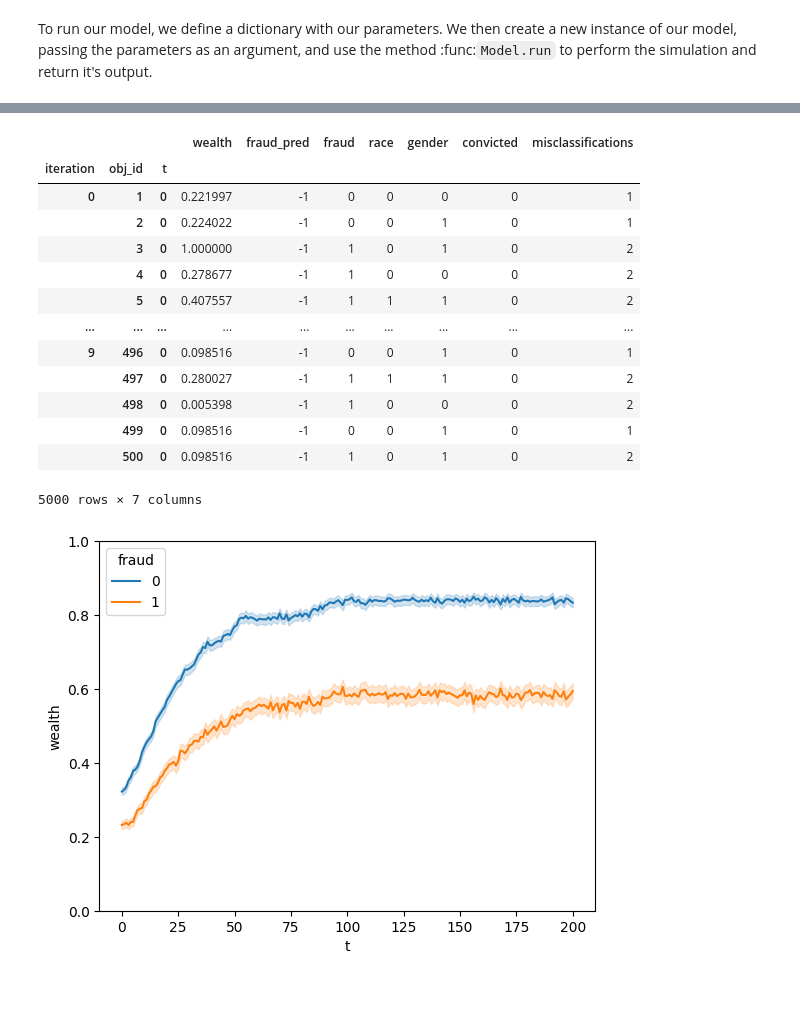
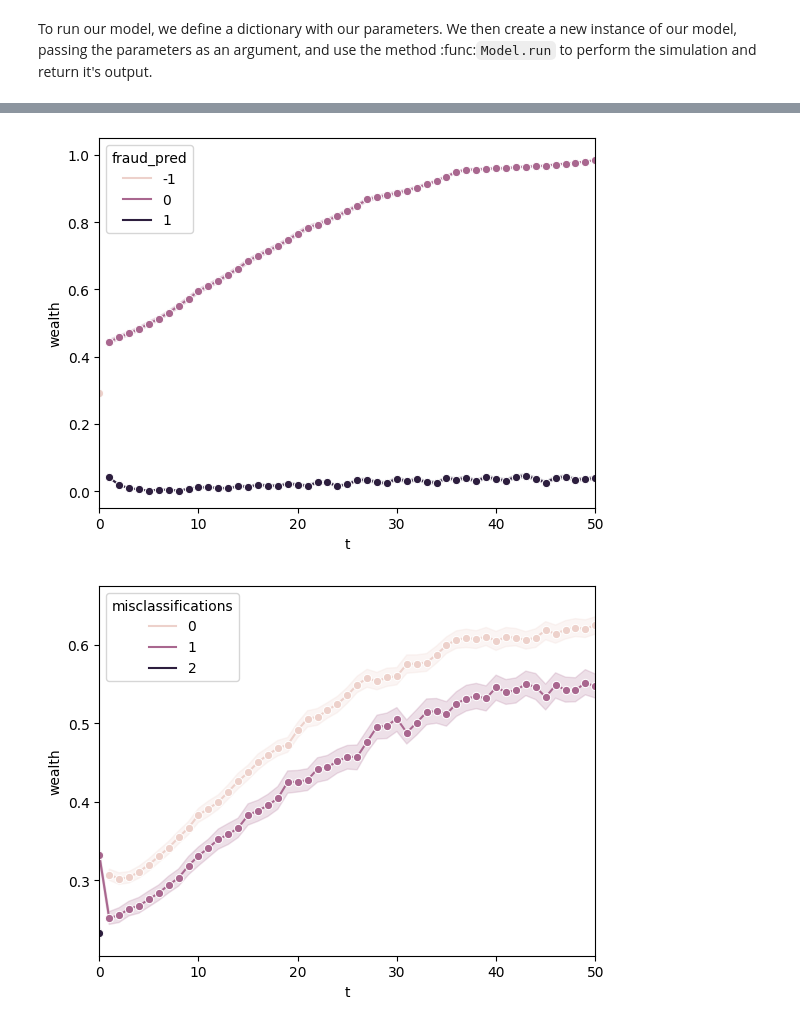
Before and after one commit to Le-Ty/abm_dm_impact, a Jupyter notebook: basic/notebooks/expi_fraud_clf.ipynb, the cells around one changed output, grey strips where cells are left out. Saved outputs shown, nothing was run; the diff lists cells and outputs as text; code cells hidden in the pictures; blank space fills up the shorter version.

Commit message:
misclas distr - fraud expi

```diff
--- a/basic/notebooks/expi_fraud_clf.ipynb
+++ b/basic/notebooks/expi_fraud_clf.ipynb
@@ -84,11 +84,3 @@ as described in :ref:`overview_simulation`.
 To run our model, we define a dictionary with our parameters.
 We then create a new instance of our model, passing the parameters as an argument,
 and use the method :func:`Model.run` to perform the simulation and return it's output.
-# %%
-
-X, y = generate_init(train_clf = True, n = 10000)
-
-X = pd.DataFrame(X)
-y = pd.DataFrame(y)
-y=y.rename(columns = {0:'y'})
-df = pd.concat([X,y], axis =1)
@@ -127,7 +88,7 @@ array([1, 0, 0, ..., 0, 0, 0])
 parameters = {
     'my_parameter':42,
     'agents':500,
-    'steps':200,
+    'steps':100,
     'wealth_appeal_corr': 0, # >0 more wealth higher appeal chance
     'acc': 0.8, # accuracy of fraud prdediction
     'appeal_wealth': ap.IntRange(0.25,0.3), # minimal wealth needed for appeal (could also become a param for distr. eventually)
@@ -138,7 +99,7 @@ parameters = {
 }
 sample = ap.Sample(parameters, n=1)
 model_baseline = VirusModel_baseline(parameters)
-exp = ap.Experiment(VirusModel_baseline, sample, iterations =10, record = True)
+exp = ap.Experiment(VirusModel_baseline, sample, iterations =20, record = True)
 results_baseline = exp.run()
 
 with open("data/expis/fraud_1.pkl", "wb") as f:
@@ -151,38 +139,29 @@ Scheduled runs: 10
 # %%
-def viz(data, x, y,hue):
+def viz(data, x, y, hue):
     fig, ax = plt.subplots()
 
     sns.lineplot(ax = ax,
                  data = data,
                  x = x,
                  y = y,
-                 hue = hue)
-    plt.ylim([0,1])
+                 hue = hue,
+                 marker = 'o')
+
+    # plt.ylim(0,0.2)
+    plt.xlim(0,50)
+
     plt.show()
-# %%
-df_baseline['misclassifications'] = (df_baseline['fraud'] - df_baseline['fraud_pred'])
-df_baseline[df_baseline['fraud_pred'] ==-1]
-# %% [output]
-|  |  |  | wealth | fraud_pred | fraud | race | gender | convicted | misclassifications |
-| iteration | obj_id | t |  |  |  |  |  |  |  |
-| 0 | 1 | 0 | 0.221997 | -1 | 0 | 0 | 0 | 0 | 1 |
-|  | 2 | 0 | 0.224022 | -1 | 0 | 0 | 1 | 0 | 1 |
-|  | 3 | 0 | 1.000000 | -1 | 1 | 0 | 1 | 0 | 2 |
-|  | 4 | 0 | 0.278677 | -1 | 1 | 0 | 0 | 0 | 2 |
-|  | 5 | 0 | 0.407557 | -1 | 1 | 1 | 1 | 0 | 2 |
-| ... | ... | ... | ... | ... | ... | ... | ... | ... | ... |
-| 9 | 496 | 0 | 0.098516 | -1 | 0 | 0 | 1 | 0 | 1 |
-|  | 497 | 0 | 0.280027 | -1 | 1 | 1 | 1 | 0 | 2 |
-|  | 498 | 0 | 0.005398 | -1 | 1 | 0 | 0 | 0 | 2 |
-|  | 499 | 0 | 0.098516 | -1 | 0 | 0 | 1 | 0 | 1 |
-|  | 500 | 0 | 0.098516 | -1 | 1 | 0 | 1 | 0 | 2 |
-5000 rows × 7 columns
 # %%
-viz(df_baseline, df_baseline.index.get_level_values('t'), df_baseline['wealth'], df_baseline['fraud']) #, df_baseline['convicted'])
+viz(df_baseline, df_baseline.index.get_level_values('t'), df_baseline['wealth'], df_baseline['fraud_pred']) #, df_baseline['convicted'])
+
+
+viz(df_baseline, df_baseline.index.get_level_values('t'), df_baseline['wealth'], abs(df_baseline['misclassifications'])) #, df_baseline['convicted'])
+
 
 # viz(df_baseline, df_baseline.index.get_level_values('t'), abs(df_baseline['fraud'] - df_baseline['fraud_pred']), df_baseline['race'])#, df_baseline['fraud'])
 # %% [output]
-[figure, old version]
+[figure, new version]
+[figure, added]
 # %%
 # create baseline value fraud prediction medium income
 
```
Also changed, not shown: parts of 4 cells of this notebook, 4 other files.
